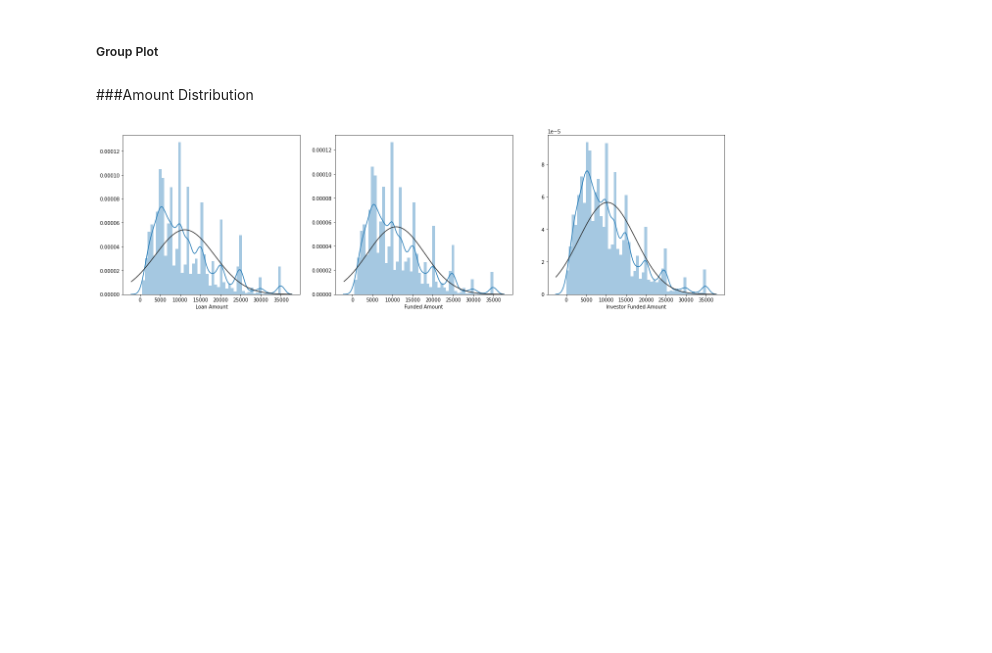
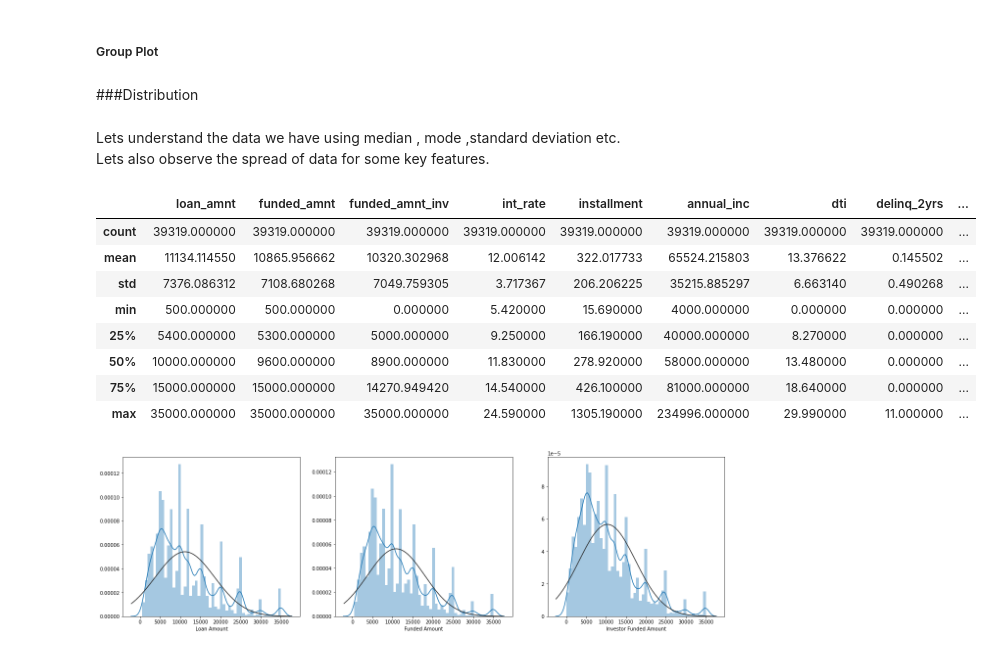
Before and after one commit to karthikmnkrishna/Loan-default-prediction, a Jupyter notebook: Lending_case_Study_combine.ipynb, the cells around one changed output. Cells and saved outputs as stored; diff of their text form; code cells hidden in the pictures; blank space fills up the shorter version.

Commit message:
Created using Colaboratory -Final draft  File

```diff
--- a/Lending_case_Study_combine.ipynb
+++ b/Lending_case_Study_combine.ipynb
@@ -17,0 +24,4 @@ loans = pd.read_csv(csvFile)
+# %%
+path = '/content/drive/My Drive/Masters/loan.csv'
+loans = pd.read_csv(path)
+print(loans.shape)
@@ -477,7 +489,22 @@ def plot_groupPlot(dataframe, index:list, columns, logScale=False, figsize=(4,3)
     dataframe.pivot_table(index=index, columns=columns, aggfunc='size', fill_value=0).plot(kind='bar',figsize=figsize,
                                                                                            logy=logScale)
 # %% [markdown]
-###Amount Distribution
+###Distribution
+# %% [markdown]
+Lets understand  the data we have using median , mode ,standard deviation etc.<br>
+Lets also observe the spread of data for some key features.
+# %%
+loans.describe()
+# %% [output]
+|  | loan_amnt | funded_amnt | funded_amnt_inv | int_rate | installment | annual_inc | dti | delinq_2yrs | ... |
+| count | 39319.000000 | 39319.000000 | 39319.000000 | 39319.000000 | 39319.000000 | 39319.000000 | 39319.000000 | 39319.000000 | ... |
+| mean | 11134.114550 | 10865.956662 | 10320.302968 | 12.006142 | 322.017733 | 65524.215803 | 13.376622 | 0.145502 | ... |
+| std | 7376.086312 | 7108.680268 | 7049.759305 | 3.717367 | 206.206225 | 35215.885297 | 6.663140 | 0.490268 | ... |
+| min | 500.000000 | 500.000000 | 0.000000 | 5.420000 | 15.690000 | 4000.000000 | 0.000000 | 0.000000 | ... |
+| 25% | 5400.000000 | 5300.000000 | 5000.000000 | 9.250000 | 166.190000 | 40000.000000 | 8.270000 | 0.000000 | ... |
+| 50% | 10000.000000 | 9600.000000 | 8900.000000 | 11.830000 | 278.920000 | 58000.000000 | 13.480000 | 0.000000 | ... |
+| 75% | 15000.000000 | 15000.000000 | 14270.949420 | 14.540000 | 426.100000 | 81000.000000 | 18.640000 | 0.000000 | ... |
+| max | 35000.000000 | 35000.000000 | 35000.000000 | 24.590000 | 1305.190000 | 234996.000000 | 29.990000 | 11.000000 | ... |
 # %%
 plt.subplots(figsize=(22,6))
 plt.subplot(1,3,1)
```
Also changed, not shown: parts of 15 cells of this notebook.
